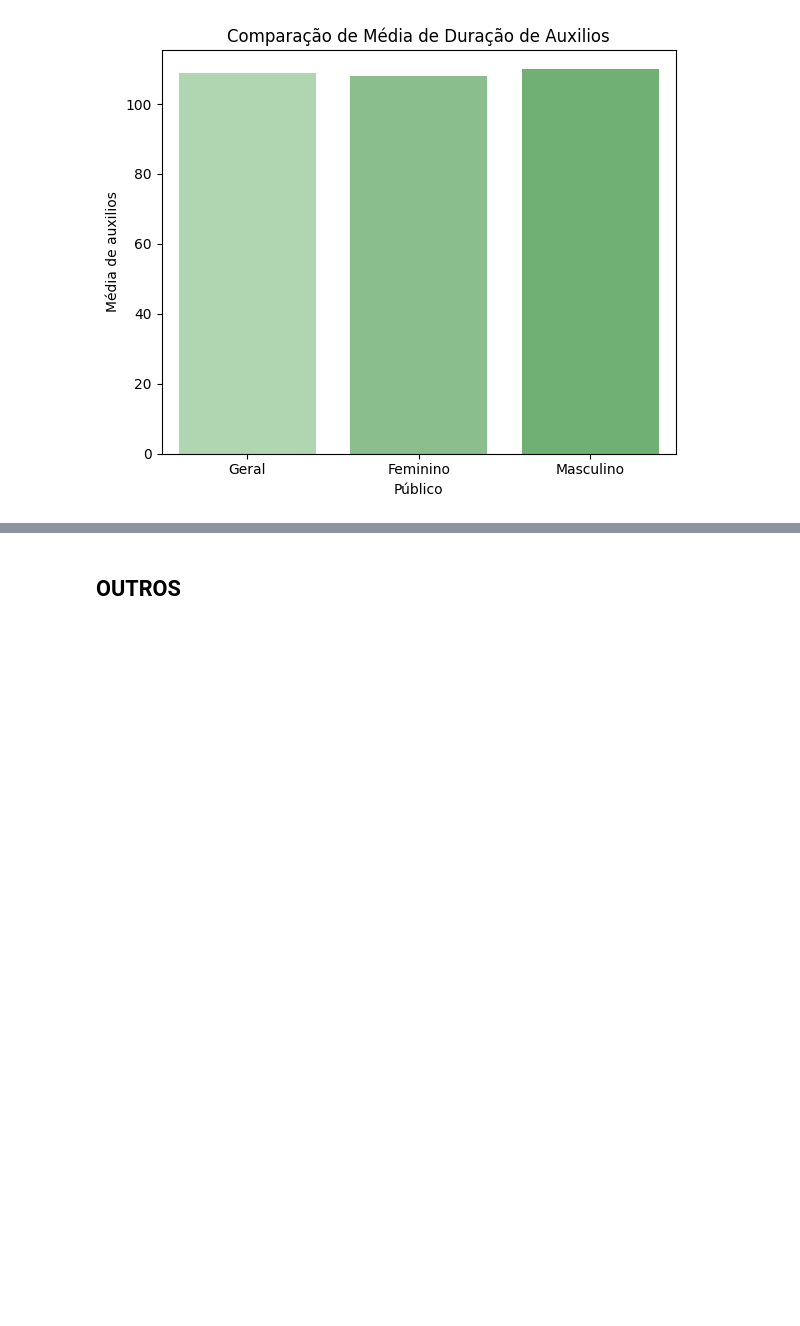
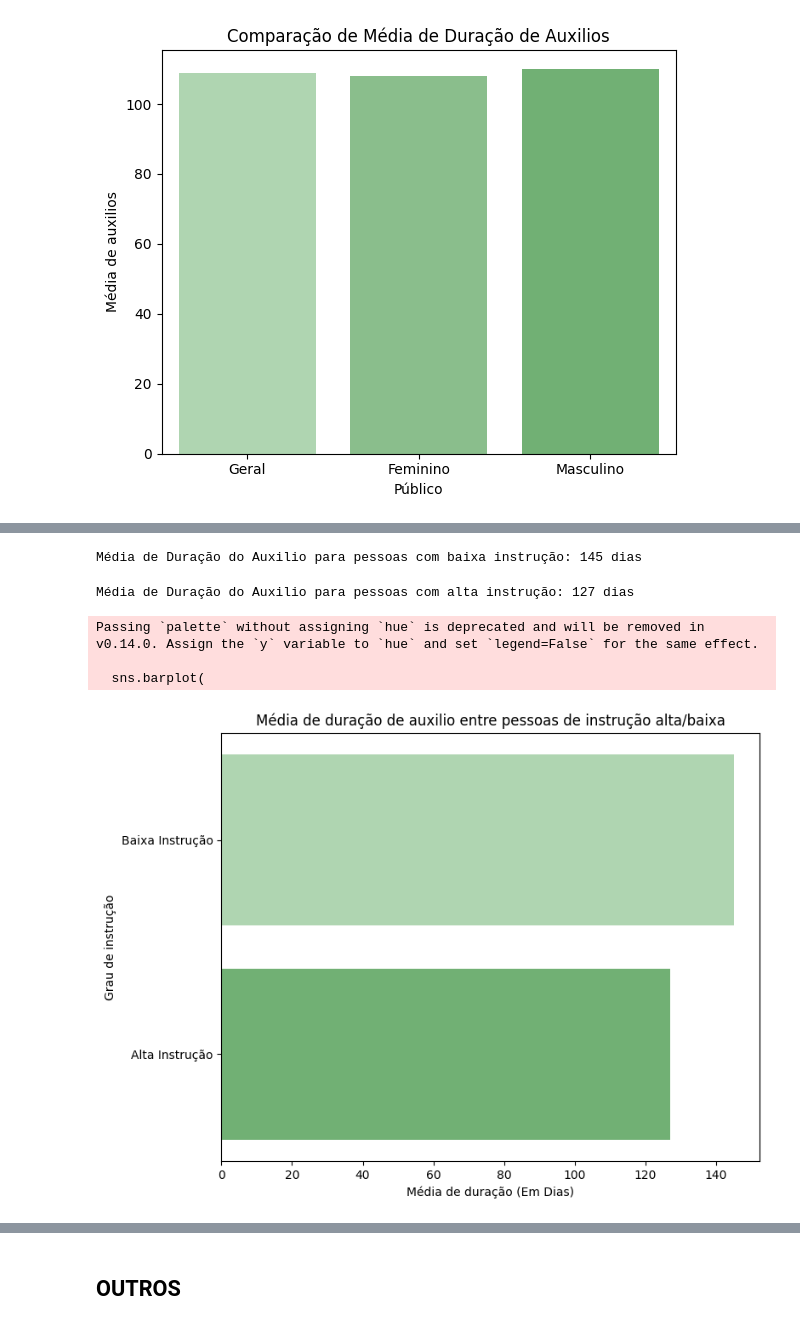
Before and after one commit to Estressei/ProjetoTrilhaDados, a Jupyter notebook: main.ipynb, the cells around one changed output, grey strips where cells are left out. Drawn from its saved outputs; the diff is of its cells as text; code cells hidden in the pictures; blank space fills up the shorter version.

```diff
--- a/main.ipynb
+++ b/main.ipynb
@@ -594,0 +808,37 @@ df_total_genero
+# %%
+media_duracao_instrucao_baixa = df_instrucao_baixa['Duração'].mean()
+media_duracao_instrucao_baixa = media_duracao_instrucao_baixa.days
+
+print(f"Média de Duração do Auxilio para pessoas com baixa instrução: {media_duracao_instrucao_baixa} dias")
+# %% [output]
+Média de Duração do Auxilio para pessoas com baixa instrução: 145 dias
+# %%
+media_duracao_instrucao_alta = df_instrucao_alta['Duração'].mean()
+media_duracao_instrucao_alta = media_duracao_instrucao_alta.days
+
+print(f"Média de Duração do Auxilio para pessoas com alta instrução: {media_duracao_instrucao_alta} dias")
+# %% [output]
+Média de Duração do Auxilio para pessoas com alta instrução: 127 dias
+# %%
+df_media_duracao_instrucao = pd.DataFrame({
+    'Nível de Instrução': ['Baixa Instrução', 'Alta Instrução'],
+    'Média Duração': [media_duracao_instrucao_baixa, media_duracao_instrucao_alta]
+})
+#grafico
+plt.figure(figsize=(8,6))
+sns.barplot(
+    data=df_media_duracao_instrucao,
+    y='Nível de Instrução',
+    x='Média Duração',
+    palette=['#A8DCAB','#66BB6A']
+)
+plt.title('Média de duração de auxilio entre pessoas de instrução alta/baixa')
+plt.xlabel('Média de duração (Em Dias)')
+plt.ylabel('Grau de instrução')
+plt.tight_layout()
+plt.show()
+# %% [output]
+Passing `palette` without assigning `hue` is deprecated and will be removed in v0.14.0. Assign the `y` variable to `hue` and set `legend=False` for the same effect.
+
+  sns.barplot(
+[figure, added]
```
Also changed, not shown: parts of 56 cells of this notebook.
